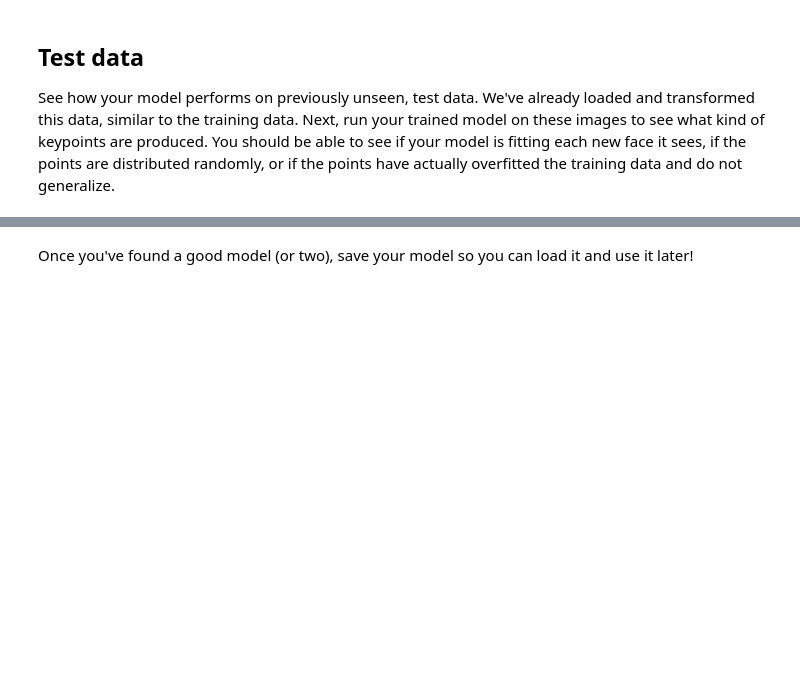
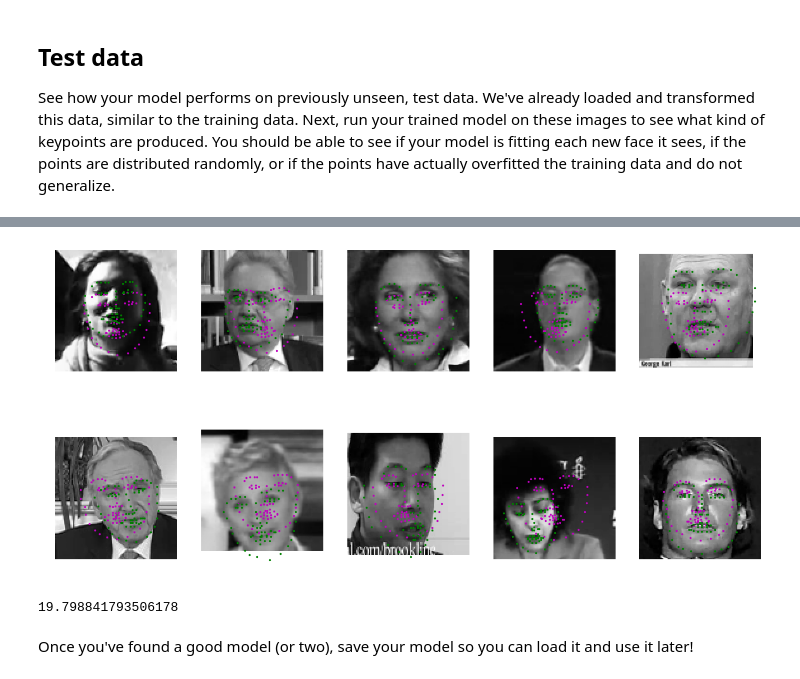
Before and after one commit to udacity/P1_Facial_Keypoints, a Jupyter notebook: 2. Define the Network Architecture.ipynb, the cells around one changed output, grey strips where cells are left out. Cells and saved outputs as stored; diff of their text form; code cells hidden in the pictures; blank space fills up the shorter version.

```diff
--- a/2. Define the Network Architecture.ipynb
+++ b/2. Define the Network Architecture.ipynb
@@ -371,8 +482,14 @@ print(gt_pts.size())
 # %%
 ## TODO: visualize your test output
 # you can use the same function as before, by un-commenting the line below:
 
-# visualize_output(test_images, test_outputs, gt_pts)
+visualize_output(test_images, test_outputs, gt_pts, batch_size=batch_size)
+# %% [output]
+[figure, added]
+# %%
+calculate_test_loss()
+# %% [output]
+19.798841793506178
 # %% [markdown]
 Once you've found a good model (or two), save your model so you can load it and use it later!
 # %%
```
Also changed, not shown: parts of 13 cells of this notebook, 1 other file.
